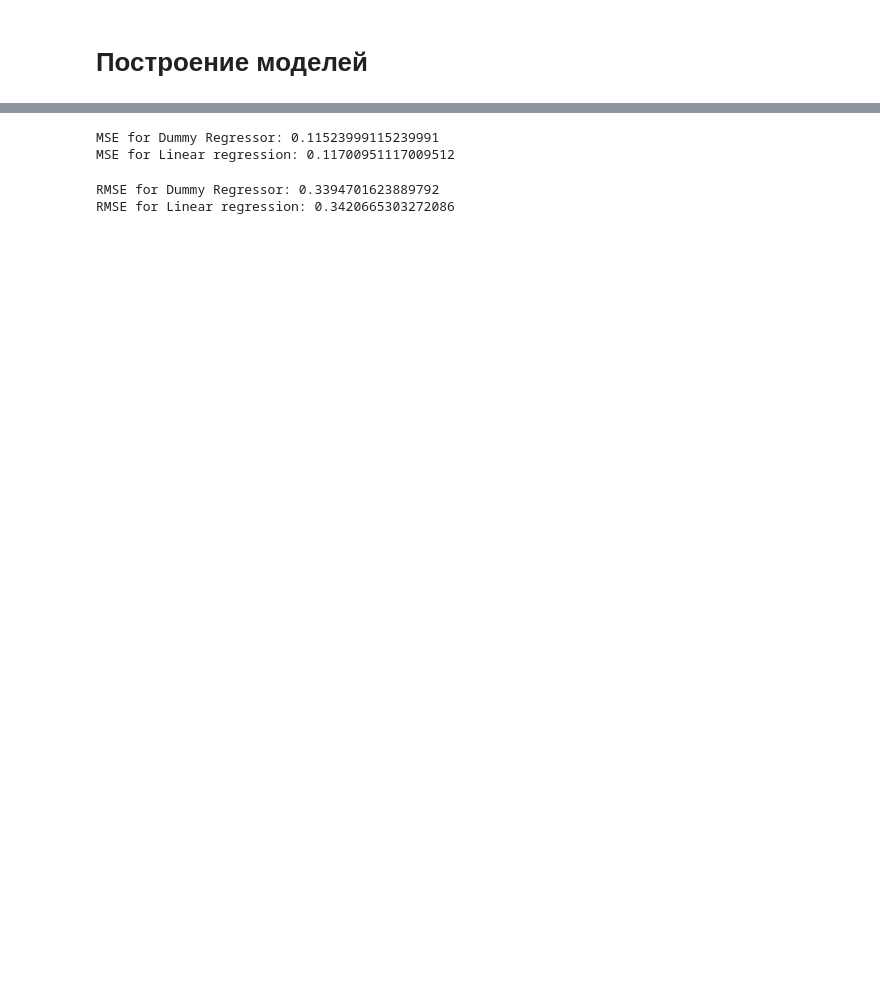
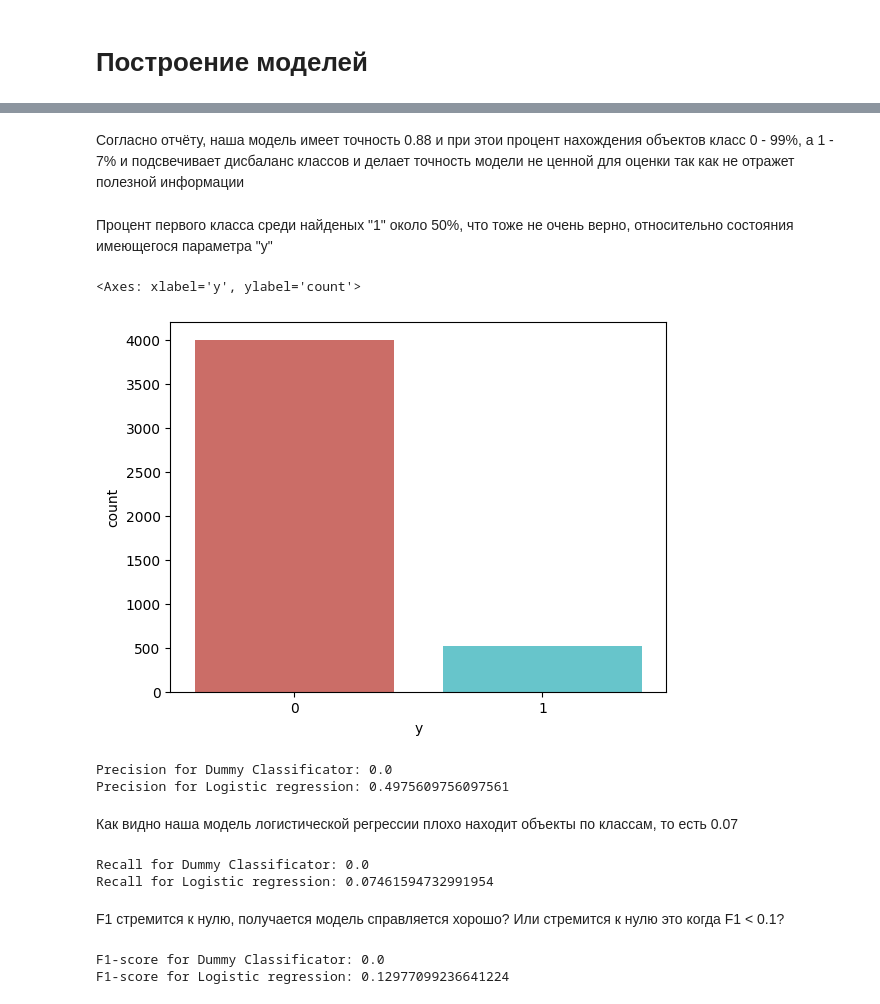
Before and after one commit to kwillon/ML_HW_411451_, a Jupyter notebook: credit_2.ipynb, the cells around one changed output, grey strips where cells are left out. Saved outputs shown, nothing was run; the diff lists cells and outputs as text; code cells hidden in the pictures; blank space fills up the shorter version.

```diff
--- a/credit_2.ipynb
+++ b/credit_2.ipynb
@@ -196,6 +76,0 @@ df_test.head()
-# %%
-df_train.drop(columns = ['previous'], inplace = True)
-df_test.drop(columns = ['previous'], inplace = True)
-# %%
-df_train.drop(columns = ['poutcome'], inplace = True)
-df_test.drop(columns = ['poutcome'], inplace = True)
@@ -345,12 +213,31 @@ weighted avg       0.85      0.88      0.85      4521
+# %% [markdown]
+Согласно отчёту, наша модель имеет точность 0.88 и при этои процент нахождения объектов класс 0 - 99%, а 1 - 7% и подсвечивает дисбаланс классов и делает точность модели не ценной для оценки так как не отражет полезной информации
+# %% [markdown]
+Процент первого класса среди найденых "1" около 50%, что тоже не очень верно, относительно состояния имеющегося параметра "y"
+# %%
+sns.countplot(x='y', data=df_test, palette='hls')
+# %% [output]
+<Axes: xlabel='y', ylabel='count'>
+[figure, added]
+# %%
+print(f'Precision for Dummy Classificator: {precision_score(y_test, y_pred_dummy, zero_division=0)}')
+print(f'Precision for Logistic regression: {precision_score(y_test, y_pred_lr, zero_division=0)}')
+# %% [output]
+Precision for Dummy Classificator: 0.0
+Precision for Logistic regression: 0.4975609756097561
+# %% [markdown]
+Как видно наша модель логистической регрессии плохо находит объекты по классам, то есть 0.07
 # %%
-print(f'MSE for Dummy Regressor: {mean_squared_error(y_test, y_pred_dummy)}')
-print(f'MSE for Linear regression: {mean_squared_error(y_test, y_pred_log_reg)}')
+print(f'Recall for Dummy Classificator: {recall_score(y_test, y_pred_dummy)}')
+print(f'Recall for Logistic regression: {recall_score(y_test, y_pred_lr)}')
 # %% [output]
-MSE for Dummy Regressor: 0.11523999115239991
-MSE for Linear regression: 0.11700951117009512
+Recall for Dummy Classificator: 0.0
+Recall for Logistic regression: 0.07461594732991954
+# %% [markdown]
+F1 стремится к нулю, получается модель справляется хорошо? Или стремится к нулю это когда F1 < 0.1?
 # %%
-print(f'RMSE for Dummy Regressor: {mean_squared_error(y_test, y_pred_dummy, squared=False)}')
-print(f'RMSE for Linear regression: {mean_squared_error(y_test, y_pred_log_reg, squared=False)}')
+print(f'F1-score for Dummy Classificator: {f1_score(y_test, y_pred_dummy)}')
+print(f'F1-score for Logistic regression: {f1_score(y_test, y_pred_lr)}')
 # %% [output]
-RMSE for Dummy Regressor: 0.3394701623889792
-RMSE for Linear regression: 0.3420665303272086
+F1-score for Dummy Classificator: 0.0
+F1-score for Logistic regression: 0.12977099236641224
```
Also changed, not shown: parts of 77 cells of this notebook.
